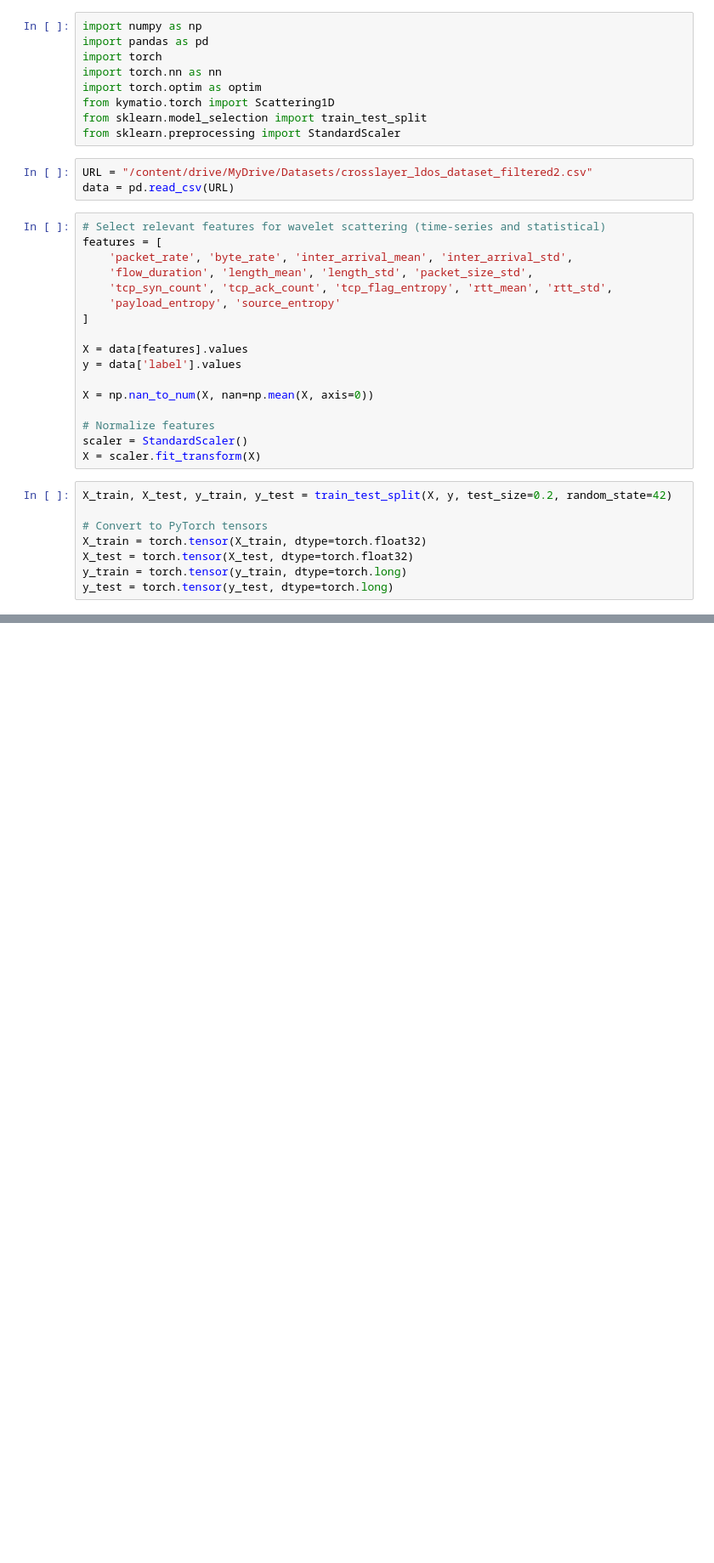
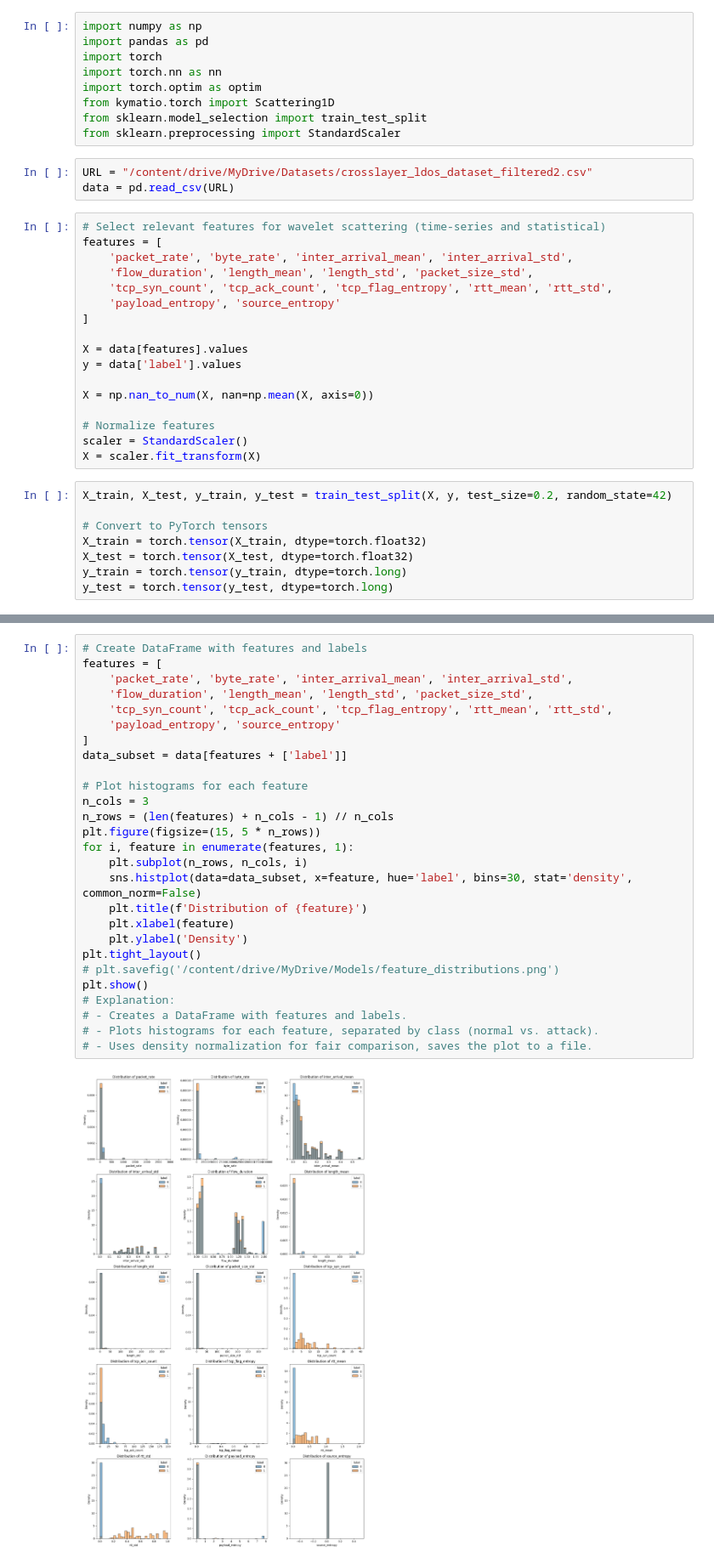
Before and after one commit to Munazza-Farees/NITW-SIP2025-Project, a Jupyter notebook: WS_GTC_FL_2.ipynb, the cells around one changed output, grey strips where cells are left out. Shown at 85% size. Cells and saved outputs as stored; diff of their text form; blank space fills up the shorter version.

```diff
--- a/WS_GTC_FL_2.ipynb
+++ b/WS_GTC_FL_2.ipynb
@@ -148,0 +299,29 @@ Test Accuracy: 96.36%
+# %%
+# Create DataFrame with features and labels
+features = [
+    'packet_rate', 'byte_rate', 'inter_arrival_mean', 'inter_arrival_std',
+    'flow_duration', 'length_mean', 'length_std', 'packet_size_std',
+    'tcp_syn_count', 'tcp_ack_count', 'tcp_flag_entropy', 'rtt_mean', 'rtt_std',
+    'payload_entropy', 'source_entropy'
+]
+data_subset = data[features + ['label']]
+
+# Plot histograms for each feature
+n_cols = 3
+n_rows = (len(features) + n_cols - 1) // n_cols
+plt.figure(figsize=(15, 5 * n_rows))
+for i, feature in enumerate(features, 1):
+    plt.subplot(n_rows, n_cols, i)
+    sns.histplot(data=data_subset, x=feature, hue='label', bins=30, stat='density', common_norm=False)
+    plt.title(f'Distribution of {feature}')
+    plt.xlabel(feature)
+    plt.ylabel('Density')
+plt.tight_layout()
+# plt.savefig('/content/drive/MyDrive/Models/feature_distributions.png')
+plt.show()
+# Explanation:
+# - Creates a DataFrame with features and labels.
+# - Plots histograms for each feature, separated by class (normal vs. attack).
+# - Uses density normalization for fair comparison, saves the plot to a file.
+# %% [output]
+[figure, added]
```
Also changed, not shown: parts of 8 cells of this notebook.
